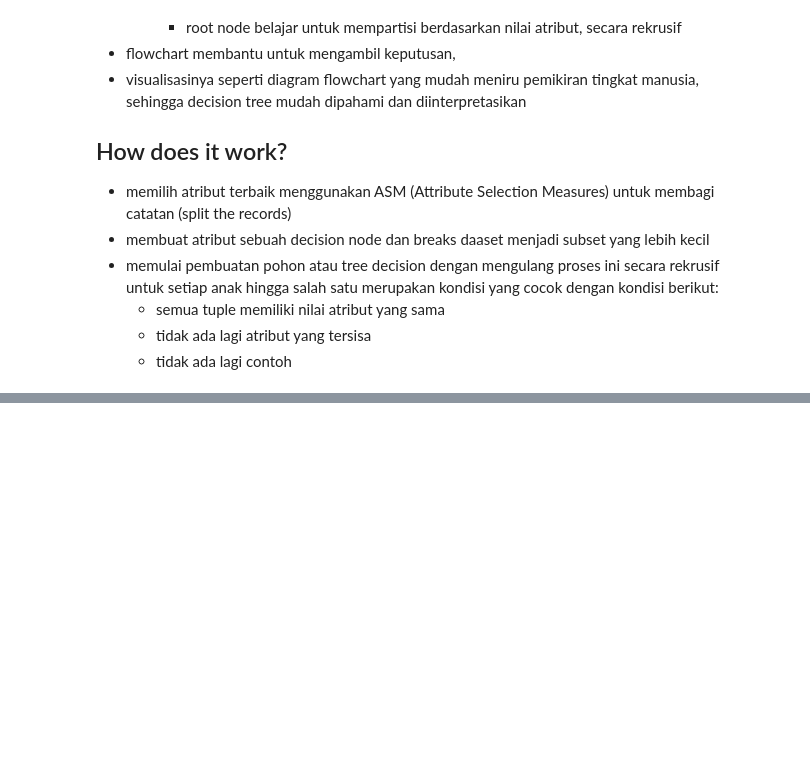
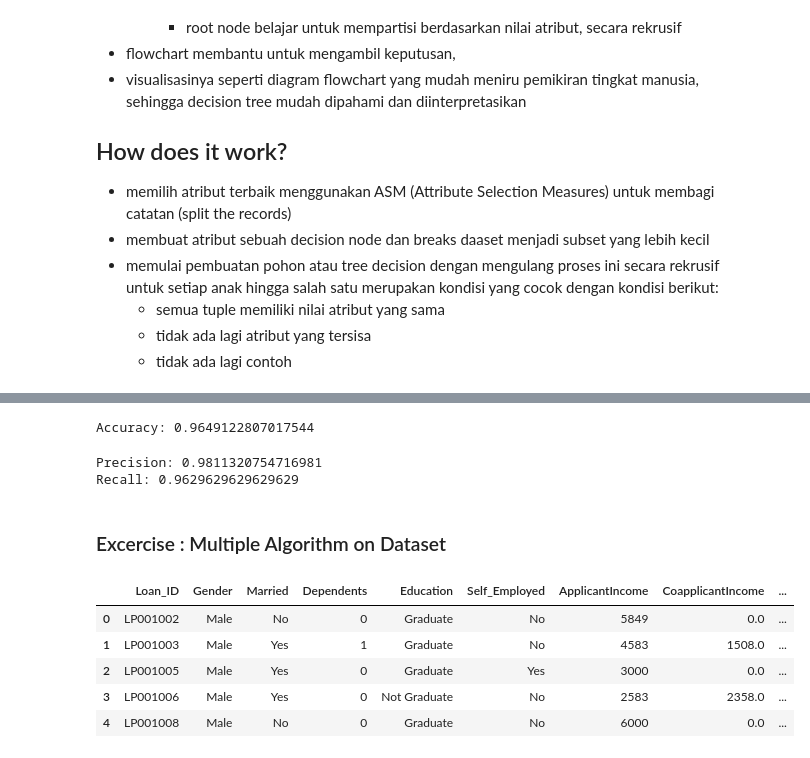
Before and after one commit to ainajefelina/Studi-Independen, a Jupyter notebook: Sesi 13/Summary 1.ipynb, the cells around one changed output, grey strips where cells are left out. Saved outputs shown, nothing was run; the diff lists cells and outputs as text; code cells hidden in the pictures; blank space fills up the shorter version.

```diff
--- a/Sesi 13/Summary 1.ipynb
+++ b/Sesi 13/Summary 1.ipynb
@@ -190,0 +702,36 @@ print("Accuracy:",metrics.accuracy_score(y_test, y_pred))
+# %%
+# MENGUJI MODEL
+
+#Import scikit-learn metrics module for accuracy calculation
+from sklearn import metrics
+
+# Model Accuracy: how often is the classifier correct?
+print("Accuracy:", metrics.accuracy_score(y_test, y_pred))
+# %% [output]
+Accuracy: 0.9649122807017544
+# %%
+# PRECISION DAN RECALL MODEL
+# Model Precision: what percentage of positive tuples are labeled as such?
+print("Precision:", metrics.precision_score(y_test, y_pred))
+
+# Model Recall: what percentage of positive tuples are labelled as such?
+print("Recall:", metrics.recall_score(y_test, y_pred))
+# %% [output]
+Precision: 0.9811320754716981
+Recall: 0.9629629629629629
+# %% [markdown]
+### Excercise : Multiple Algorithm on Dataset
+# %%
+import pandas as pd
+import numpy as np
+
+train = pd.read_csv('https://raw.githubusercontent.com/ardhiraka/PFDS_sources/master/Final_Dataset/train.csv')
+
+train.head()
+# %% [output]
+|  | Loan_ID | Gender | Married | Dependents | Education | Self_Employed | ApplicantIncome | CoapplicantIncome | ... |
+| 0 | LP001002 | Male | No | 0 | Graduate | No | 5849 | 0.0 | ... |
+| 1 | LP001003 | Male | Yes | 1 | Graduate | No | 4583 | 1508.0 | ... |
+| 2 | LP001005 | Male | Yes | 0 | Graduate | Yes | 3000 | 0.0 | ... |
+| 3 | LP001006 | Male | Yes | 0 | Not Graduate | No | 2583 | 2358.0 | ... |
+| 4 | LP001008 | Male | No | 0 | Graduate | No | 6000 | 0.0 | ... |
```
Also changed, not shown: parts of 76 cells of this notebook.
